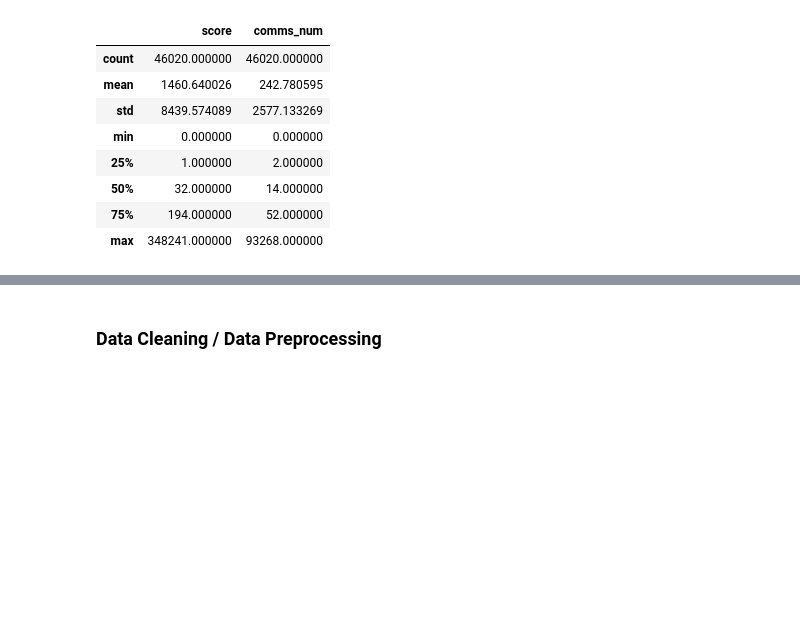
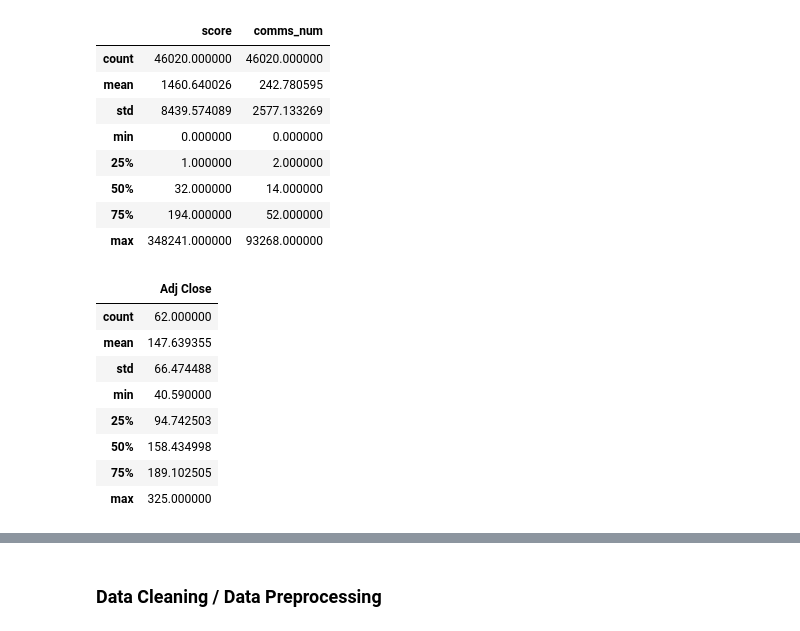
Before and after one commit to abhijoshi2000/r-wallstreebets-sentiment-analysis, a Jupyter notebook: code/rwsbets-sentiment-analysis.ipynb, the cells around one changed output, grey strips where cells are left out. Saved outputs shown, nothing was run; the diff lists cells and outputs as text; code cells hidden in the pictures; blank space fills up the shorter version.

```diff
--- a/code/rwsbets-sentiment-analysis.ipynb
+++ b/code/rwsbets-sentiment-analysis.ipynb
@@ -66,6 +104,18 @@ df.describe()
 | 50% | 32.000000 | 14.000000 |
 | 75% | 194.000000 | 52.000000 |
 | max | 348241.000000 | 93268.000000 |
+# %%
+df_gme.describe()
+# %% [output]
+|  | Adj Close |
+| count | 62.000000 |
+| mean | 147.639355 |
+| std | 66.474488 |
+| min | 40.590000 |
+| 25% | 94.742503 |
+| 50% | 158.434998 |
+| 75% | 189.102505 |
+| max | 325.000000 |
 # %%
 df.head(10)
 # %% [output]
```
Also changed, not shown: parts of 16 cells of this notebook, 45 other files.
